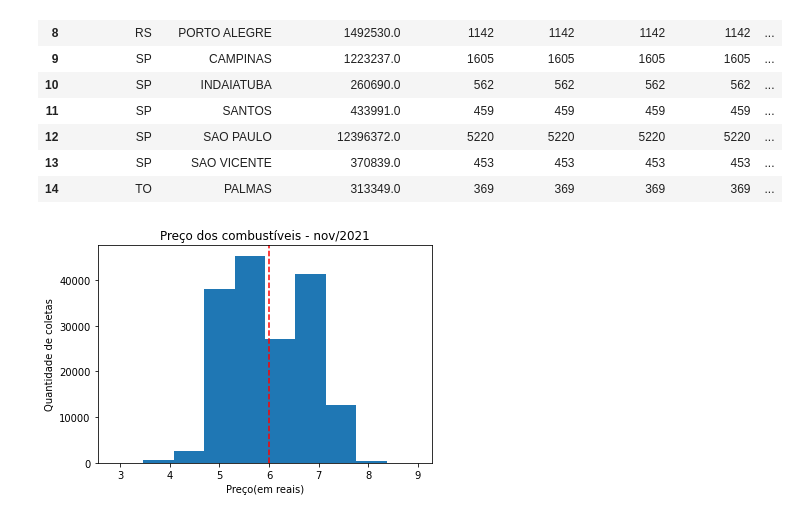
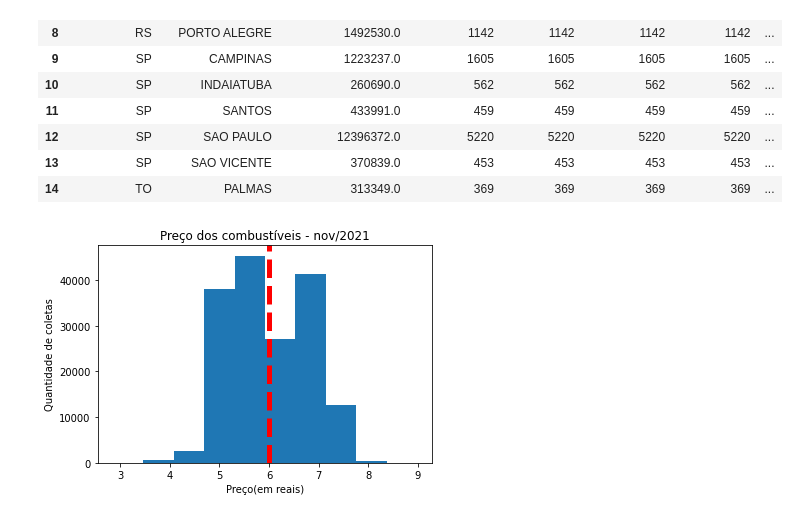
Before and after one commit to thayseps/CursodeExtensaoPythonPandas, a Jupyter notebook: segundo_exemplo_em_python_pandas.ipynb, the cells around one changed output. Saved outputs shown, nothing was run; the diff lists cells and outputs as text; code cells hidden in the pictures.

```diff
--- a/segundo_exemplo_em_python_pandas.ipynb
+++ b/segundo_exemplo_em_python_pandas.ipynb
@@ -282,20 +282,20 @@ None
 # %%
 #vamos brincar de gráficos
 import matplotlib.pyplot as plt #não nativa, mas praticamente nativa pq geral usa
 plt.hist(combustiveis_df['Valor de Venda'])
 #hist>>histograma
 #vamos colocar um título  no gráfico
 plt.title('Preço dos combustíveis - nov/2021')
 #.title() >>  põe título
 
 #rótulo horizontal
 plt.xlabel('Preço(em reais)')
 plt.ylabel('Quantidade de coletas')
 
 #Traça a linha vermelha tracejada com o preço médio
-plt.axvline(combustiveis_df['Valor de Venda'].mean(), color='red', linestyle='dashed')
+plt.axvline(combustiveis_df['Valor de Venda'].mean(), color='red', linestyle='dashed', linewidth=5)
 
 #'Plóta' o gráfico
 plt.show() #tem que botar, show = mostra o gráfico
 # %% [output]
-[figure, old version]
+[figure, new version]
```
